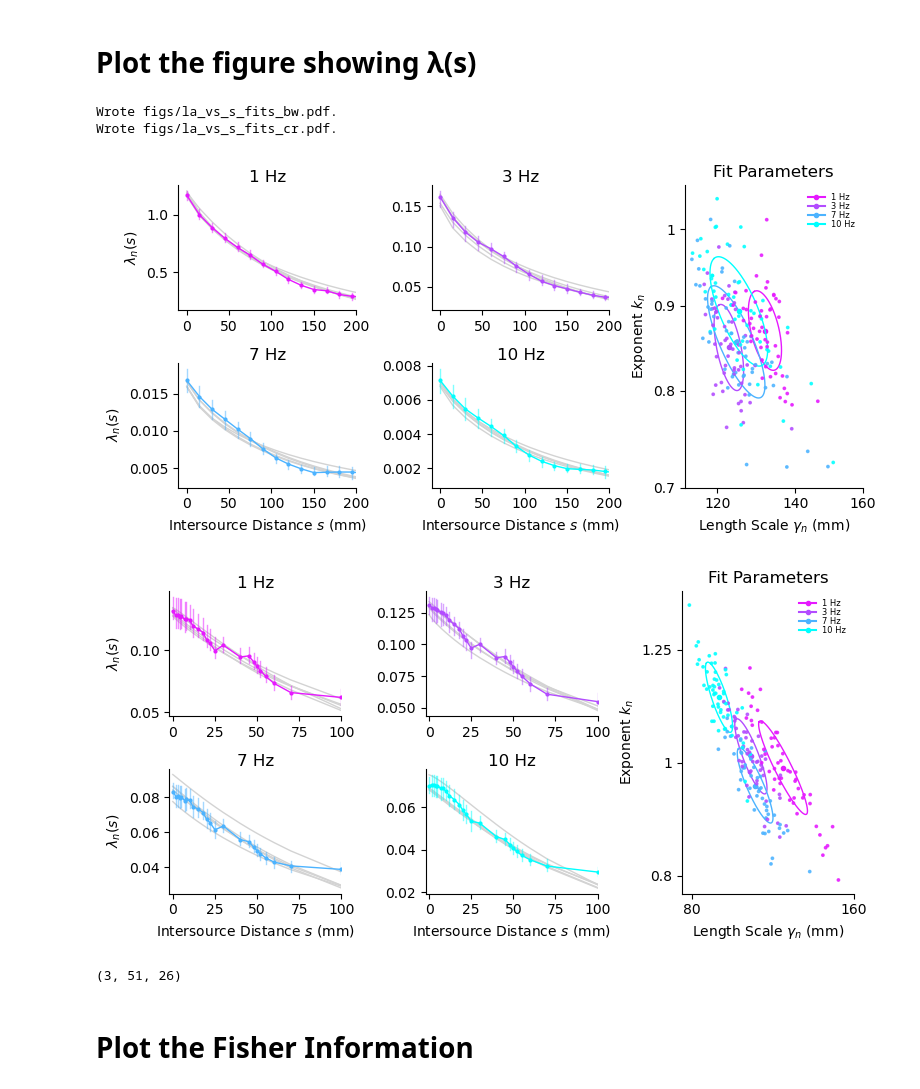
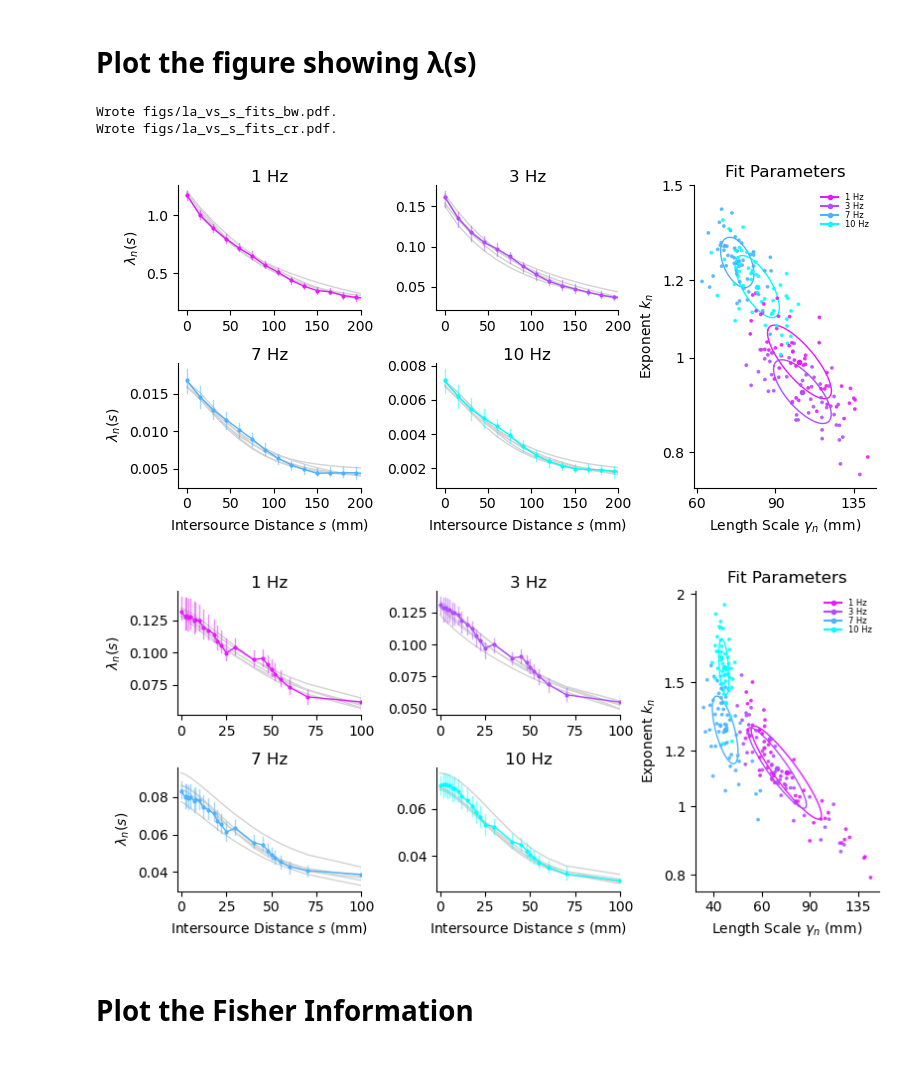
Before and after one commit to stootoon/fisher-plumes, a Jupyter notebook: make_figs.ipynb, the cells around one changed output. Saved outputs shown, nothing was run; the diff lists cells and outputs as text; code cells hidden in the pictures; blank space fills up the shorter version.

Commit message:
Moved information computation to fisher_plumes. Added constant term to model. Plotting info not quite right.

```diff
--- a/make_figs.ipynb
+++ b/make_figs.ipynb
@@ -27,11 +27,11 @@ import fisher_plumes_fig_tools as fpft; reload(fpft)
 import fisher_plumes as fp;             reload(fp)
 FisherPlumes = fp.FisherPlumes
 
-force_reload = True
+force_reload = False
 if force_reload or ('Fbw' not in locals()):
     pairs_mode = "unsigned"
-    Fbw = FisherPlumes("boulder16", which_coords = [(0.45, 0.5)], py_mode = "relative", suffix = 'wideDomain.old',pairs_mode = pairs_mode, n_bootstraps = 50, random_seed = 0)
-    Fcr = FisherPlumes("n12dishT",  which_coords = [(1.0, 0.5)], pairs_mode = pairs_mode, n_bootstraps = 50, random_seed = 0)
+    Fbw = FisherPlumes("boulder16", freq_max = 20,  which_coords = [(0.45, 0.5)], py_mode = "relative", suffix = 'wideDomain.old',pairs_mode = pairs_mode, n_bootstraps = 50, random_seed = 0)
+    Fcr = FisherPlumes("n12dishT",  freq_max = 100, which_coords = [(1.0, 0.5)], pairs_mode = pairs_mode, n_bootstraps = 50, random_seed = 0)
 else:
     Fbw = FisherPlumes(Fbw)
     Fcr = FisherPlumes(Fcr)
@@ -264,27 +270,23 @@ Wrote figs/alap_fits_cr.pdf.
 # %%
 reload(fpft)
 reload(fpf)
 xl     = {"bw":(-10,200),   "cr": (-2, 50)}
 ifreqs = {"bw":[1,3,7,10],  "cr": [1,3,7,10]}
 xt     = {"bw":arange(0,201,50), "cr":arange(0,101,25)}
-xtp    = {"bw":np.array([120,140,160]), "cr":np.array([80, 160])}
-ytp    = {"bw":arange(0.7,1.05,0.1),    "cr":np.array([0.8,1,1.25])}
+xtp    = {"bw":np.array([60,90,135]), "cr":np.array([40,60, 90, 135])}
+ytp    = {"bw":np.array([0.8,1,1.2,1.5]), "cr":np.array([0.8,1,1.2,1.5,2])}
 for k, F in sorted(data.items()):
     ax = fpf.plot_la_gen_fits_vs_distance(F,
                                           xl = xl[k], figsize=(8,4), legloc = 'right',
                                           log_scale = True,
                                           xt = log10(xtp[k]), yt = log10(ytp[k]),
                                           which_ifreqs = ifreqs[k])
     [(axi.set_xticks(xt[k]), (i>1) and axi.set_xlabel("Intersource Distance $s$ (mm)")) for i, axi in enumerate(ax[:4])]
     tight_layout(h_pad=1,w_pad=0.5)
     file_name = f"figs/la_vs_s_fits_{k}.pdf"
     PLOT and (savefig(file_name, bbox_inches='tight'), print(f"Wrote {file_name}."));
 # %% [output]
 Wrote figs/la_vs_s_fits_bw.pdf.
 Wrote figs/la_vs_s_fits_cr.pdf.
-[figure, old version]
+[figure, new version]
-[figure, old version]
+[figure, new version]
-# %%
-Fbw.compute_fisher_information_at_distances([100,200,1000]).shape
-# %% [output]
-(3, 51, 26)
```
Also changed, not shown: parts of 12 cells of this notebook, 9 other files.
